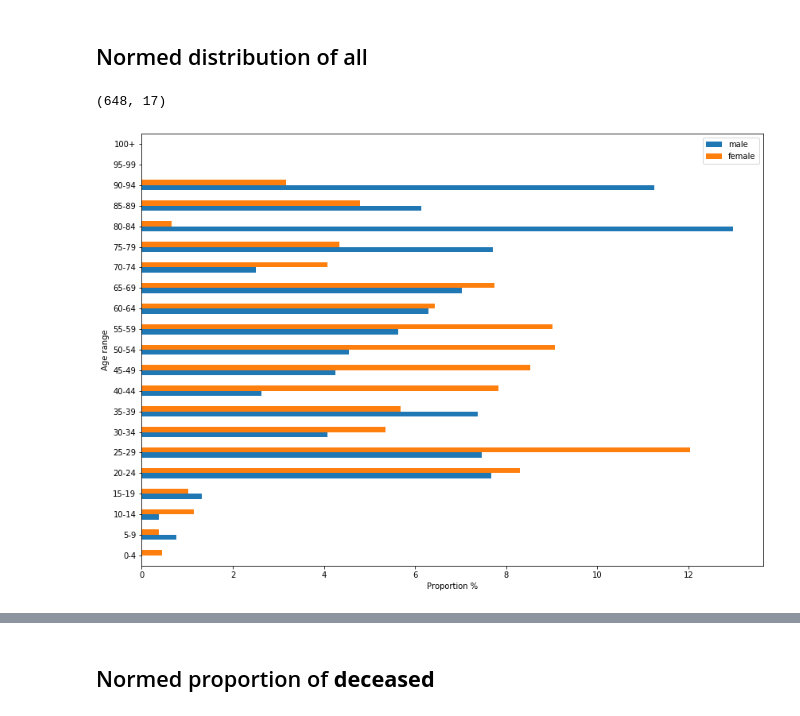
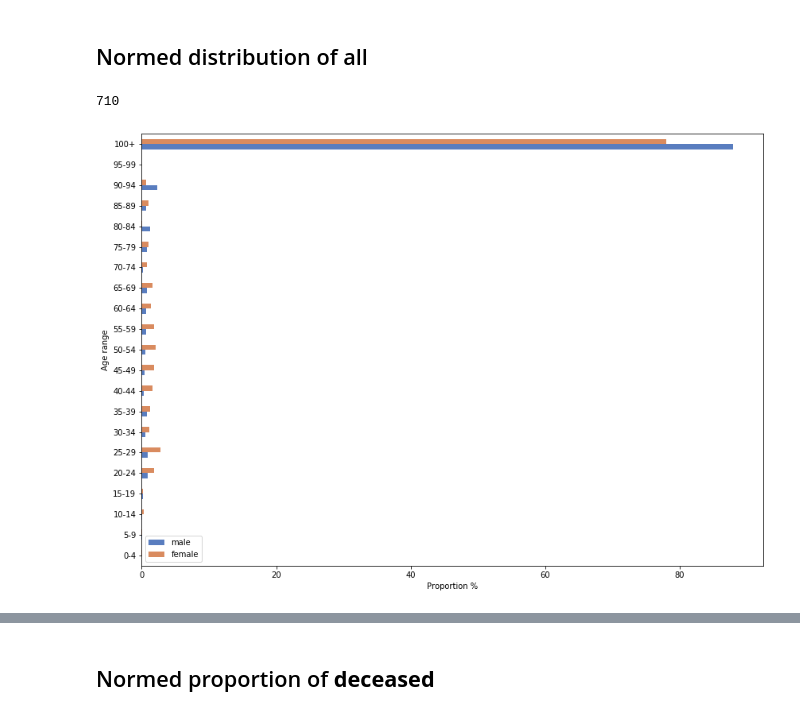
Before and after one commit to ClementBM/Experiment_Coronavius, a Jupyter notebook: notebook/Coronavirus_Korea_Distribution.ipynb, the cells around one changed output, grey strips where cells are left out. Saved outputs shown, nothing was run; the diff lists cells and outputs as text; code cells hidden in the pictures.

```diff
--- a/notebook/Coronavirus_Korea_Distribution.ipynb
+++ b/notebook/Coronavirus_Korea_Distribution.ipynb
@@ -158,8 +175,8 @@ age_range_order = {v: k for k, v in age_range_order.items()}
 total_male = sum(df_korea_population_pyramid.loc[:,'male'])
 total_female = sum(df_korea_population_pyramid.loc[:,'female'])
 
-df_korea_population_pyramid["male"] = df_korea_population_pyramid["male"] / total_male
-df_korea_population_pyramid["female"] = df_korea_population_pyramid["female"] / total_female
+df_korea_population_pyramid["male_prop"] = df_korea_population_pyramid["male"] / total_male
+df_korea_population_pyramid["female_prop"] = df_korea_population_pyramid["female"] / total_female
 # %%
 def infected_population_normed(df):
   result = df.groupby(["age_range", "sex"], as_index=False)["age_range", "sex"].size()
@@ -172,15 +189,15 @@ def infected_population_normed(df):
 
   result = result.set_index("age_range")
 
-  result = result[0]
+  result = result[0] # unstack() ?
   result["order"] = [age_range_order[x] for x in result.index]
   result = result.sort_values(by="order")
 
   indices = [age_range_order[x] for x in result.index]
   df_normed = pd.DataFrame(index=df_korea_population_pyramid["age_range"], columns=["male","female"])
 
-  df_normed.loc[result.index, "male"] = result["male"] / df_korea_population_pyramid.loc[indices]["male"].values
-  df_normed.loc[result.index, "female"] = result["female"] / df_korea_population_pyramid.loc[indices]["female"].values
+  df_normed.loc[result.index, "male"] = result["male"] / df_korea_population_pyramid.loc[indices]["male_prop"].values
+  df_normed.loc[result.index, "female"] = result["female"] / df_korea_population_pyramid.loc[indices]["female_prop"].values
 
   df_normed = df_normed.replace(np.inf, 0)
   df_normed = df_normed.replace(np.nan, 0)
@@ -197,16 +214,17 @@ def plot_normed_distribution(df):
   distribution_normed = infected_population_normed(df)
 
   df = pd.DataFrame({'male': distribution_normed['male'].values, 'female': distribution_normed['female'].values}, index=distribution_normed["age_range"])
-  df.plot.barh(figsize=(14, 10))
+  df.plot.barh(figsize=(14, 10), color=['#597dbf', '#d98b5f'])
 
   plt.xlabel("Proportion %")
   plt.ylabel("Age range")
   plt.legend()
+  plt.show()
 # %% [markdown]
 ## Normed distribution of all
 # %%
-display(df_korea_patients.shape)
+display(df_korea_patients.shape[0])
 plot_normed_distribution(df_korea_patients)
 # %% [output]
-(648, 17)
+710
-[figure, old version]
+[figure, new version]
```
Also changed, not shown: parts of 13 cells of this notebook.
